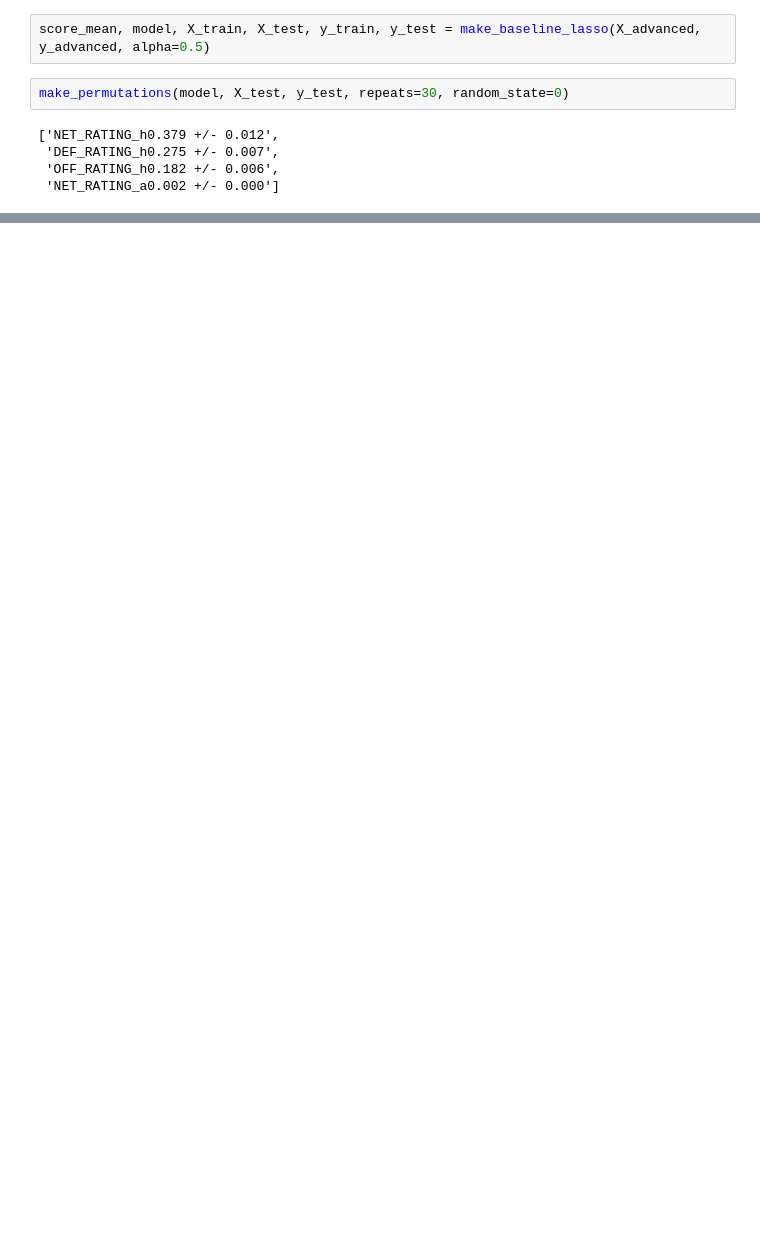
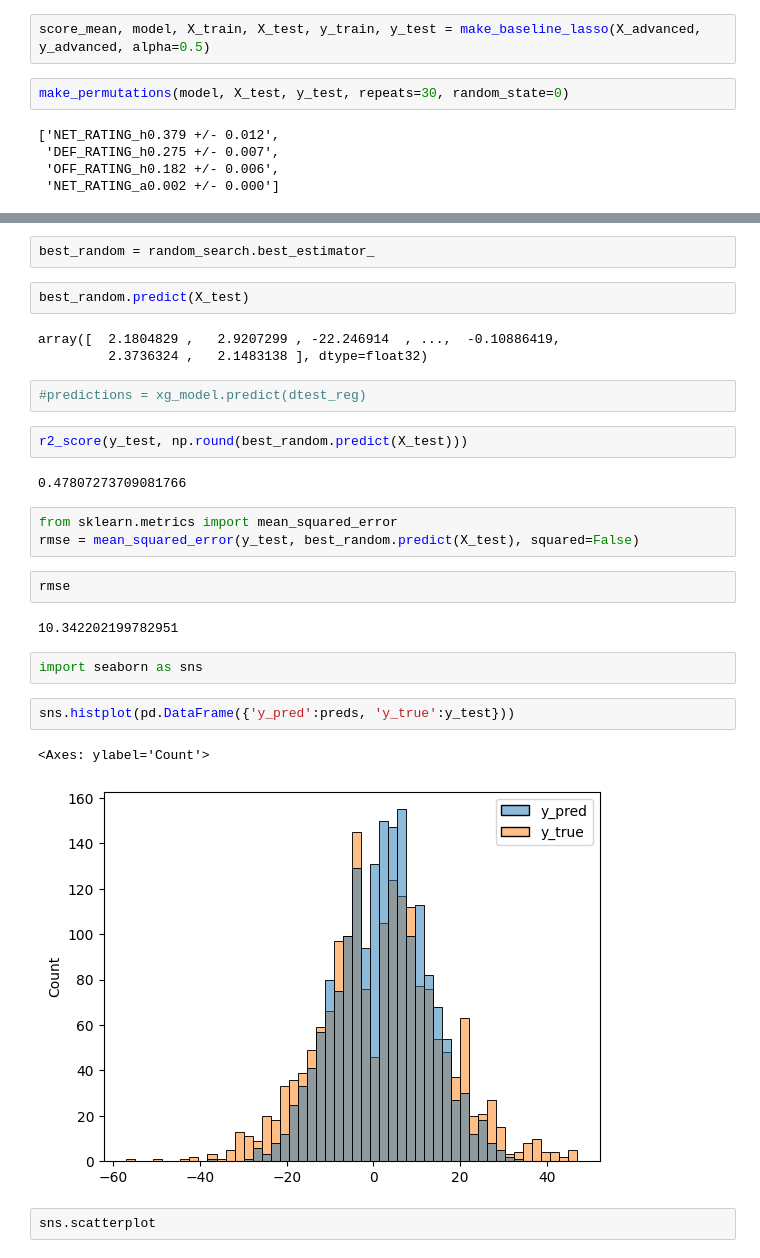
Before and after one commit to alecmatt5/nba_betting_analysis, a Jupyter notebook: backend/notebooks/Ricky_XGboost.ipynb, the cells around one changed output, grey strips where cells are left out. Cells and saved outputs as stored; diff of their text form; blank space fills up the shorter version.

```diff
--- a/backend/notebooks/Ricky_XGboost.ipynb
+++ b/backend/notebooks/Ricky_XGboost.ipynb
@@ -53,0 +220,29 @@ dtrain = xgb.DMatrix(data, label=label)
+# %%
+best_random = random_search.best_estimator_
+# %%
+best_random.predict(X_test)
+# %% [output]
+array([  2.1804829 ,   2.9207299 , -22.246914  , ...,  -0.10886419,
+         2.3736324 ,   2.1483138 ], dtype=float32)
+# %%
+#predictions = xg_model.predict(dtest_reg)
+# %%
+r2_score(y_test, np.round(best_random.predict(X_test)))
+# %% [output]
+0.47807273709081766
+# %%
+from sklearn.metrics import mean_squared_error
+rmse = mean_squared_error(y_test, best_random.predict(X_test), squared=False)
+# %%
+rmse
+# %% [output]
+10.342202199782951
+# %%
+import seaborn as sns
+# %%
+sns.histplot(pd.DataFrame({'y_pred':preds, 'y_true':y_test}))
+# %% [output]
+<Axes: ylabel='Count'>
+[figure, added]
+# %%
+sns.scatterplot
```
Also changed, not shown: parts of 21 cells of this notebook, 3 other files.
